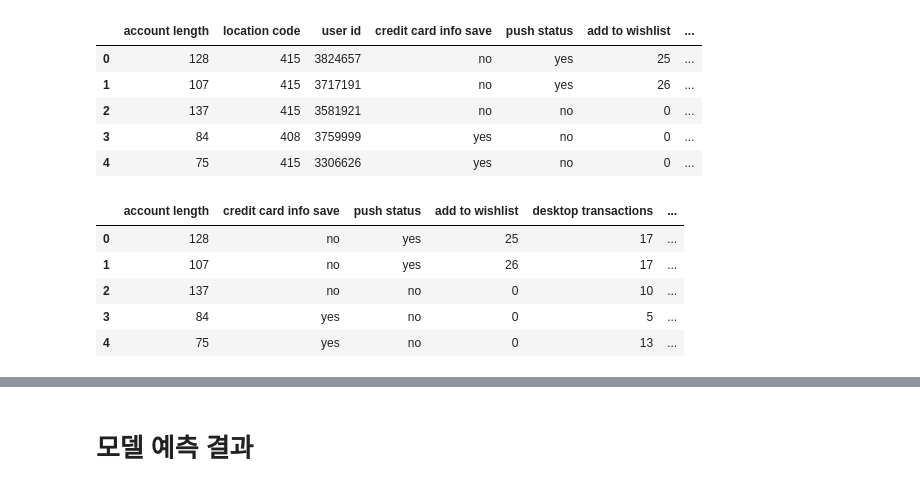
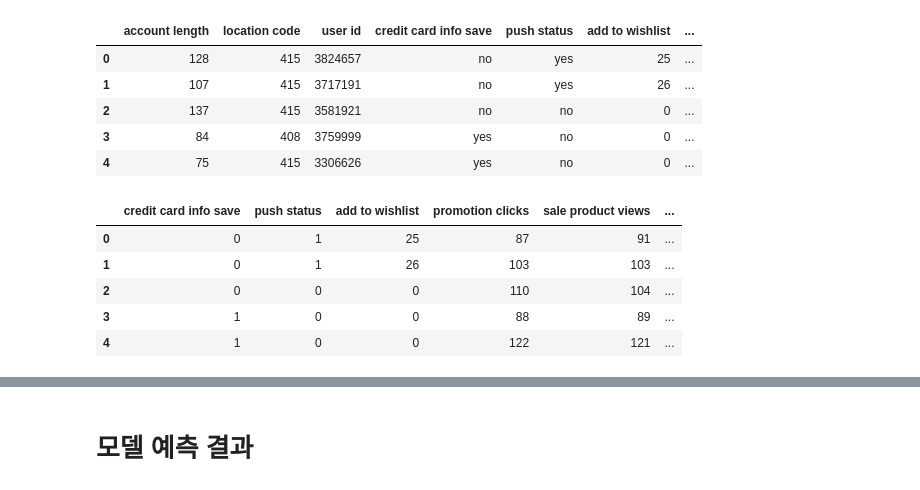
Before and after one commit to siisjo/E-commerce-Customer-Churn-Analysis-and-Prediction-Modeling, a Jupyter notebook: E-commerce_churn_anal.ipynb, the cells around one changed output, grey strips where cells are left out. Cells and saved outputs as stored; diff of their text form; code cells hidden in the pictures.

```diff
--- a/E-commerce_churn_anal.ipynb
+++ b/E-commerce_churn_anal.ipynb
@@ -895,9 +929,29 @@ data_1 = data_1.drop(columns=['location code'
 # %%
-data_1.head(5)
+# 제거 대상 컬럼 리스트
+drop_cols = [
+    'user id',                     # 고객 식별자
+    'account length',              # 가입 기간 → leakage 가능
+    'R', 'F', 'M',                 # RFM 분석용 (모델링에서는 제외)
+    'desktop transactions',        # 앱/데스크톱 거래 수 → AppTransactions 포함
+    'app transactions',            # 중복
+    'total product detail views',  # 상세 조회 총합 → product detail view per app session 사용
+    'session duration',            # 이탈과 관계 적음
+    'location code',               # 지역 코드 → 의미 없음
+    'avg order value',             # 이탈과 상관 적음
+    'discount rate per visited products', # 이탈과 상관 적음
+    'desktop sessions',            # 총 세션으로 합칠 예정
+    'app sessions',                # 총 세션으로 합칠 예정
+    'Cluster'                      # RFM 클러스터용, 모델에는 필요 없음
+]
+
+# 데이터에서 컬럼 제거
+modeling_data = data.drop(columns=drop_cols)
-# %% [output]
-|  | account length | credit card info save | push status | add to wishlist | desktop transactions | ... |
-| 0 | 128 | no | yes | 25 | 17 | ... |
-| 1 | 107 | no | yes | 26 | 17 | ... |
-| 2 | 137 | no | no | 0 | 10 | ... |
-| 3 | 84 | yes | no | 0 | 5 | ... |
-| 4 | 75 | yes | no | 0 | 13 | ... |
+# %%
+modeling_data.head(5)
+# %% [output]
+|  | credit card info save | push status | add to wishlist | promotion clicks | sale product views | ... |
+| 0 | 0 | 1 | 25 | 87 | 91 | ... |
+| 1 | 0 | 1 | 26 | 103 | 103 | ... |
+| 2 | 0 | 0 | 0 | 110 | 104 | ... |
+| 3 | 1 | 0 | 0 | 88 | 89 | ... |
+| 4 | 1 | 0 | 0 | 122 | 121 | ... |
```
Also changed, not shown: parts of 47 cells of this notebook.
